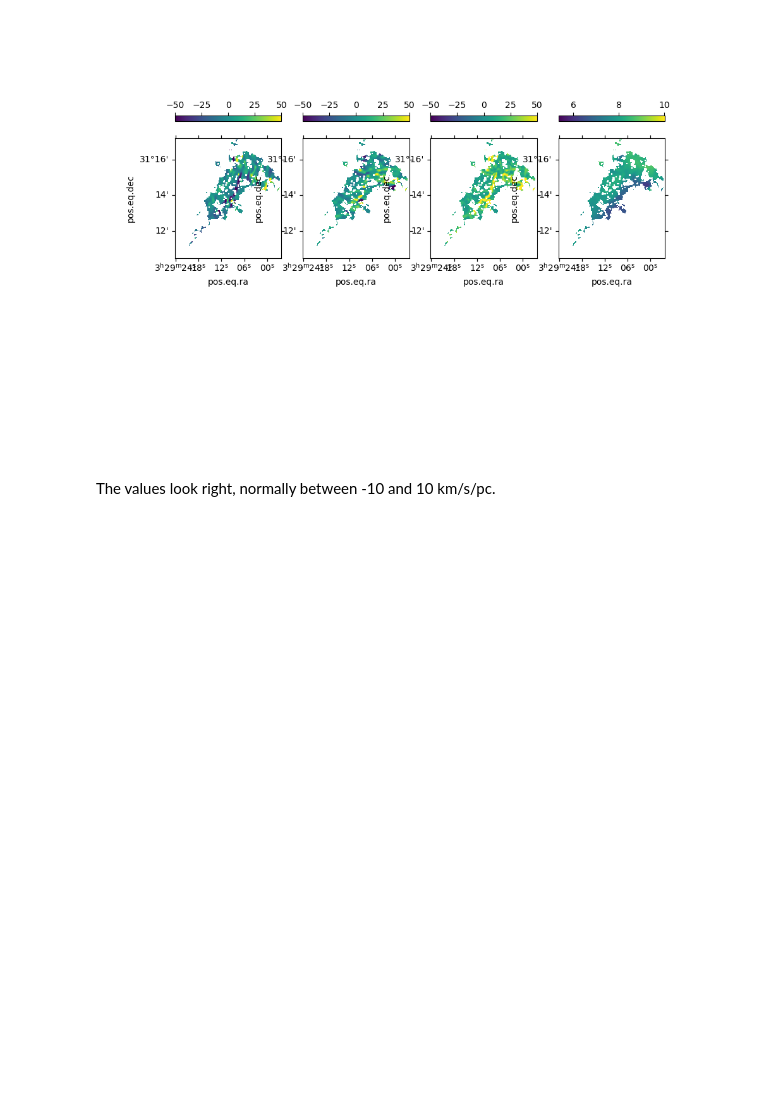
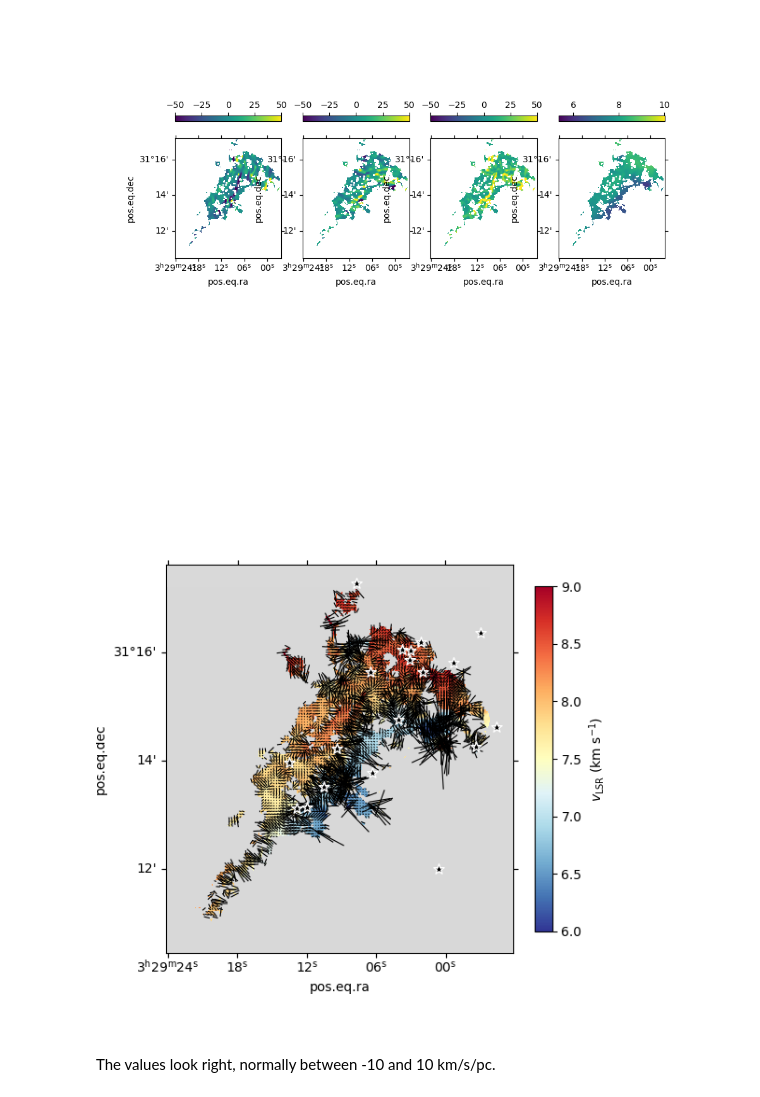
Before and after one commit to tere-valdivia/propstar_gasflow, a Jupyter notebook: analysis/test_divergence.ipynb, the cells around one changed output. Cells and saved outputs as stored; diff of their text form; code cells hidden in the pictures; blank space fills up the shorter version.

```diff
--- a/analysis/test_divergence.ipynb
+++ b/analysis/test_divergence.ipynb
@@ -52,8 +57,8 @@ equivradiuspix = (equivradius / pixsize).value # radius in pixels
 sampleradiuspix = int(np.round(nbeams* equivradiuspix, 0))
 minarea_calc = (np.pi * sampleradiuspix ** 2) / 3 #at least a third of pixels in the area must be available
 print("Running program for a gradient with a width of {} beams".format(nbeams))
-pixsize_pc = (((pixsize.to(u.arcsec) * 302).value) * u.au).to(u.pc).value # parsec per pixel
-pixsize_au = (((pixsize.to(u.arcsec) * 302).value) * u.au).value # au per pixel
+pixsize_pc = (((pixsize.to(u.arcsec) * 298).value) * u.au).to(u.pc).value # parsec per pixel
+pixsize_au = (((pixsize.to(u.arcsec) * 298).value) * u.au).value # au per pixel
 print("Beam size: {0} x {1}".format(np.round(beammaj.to(u.arcsec), 1), np.round(beammin.to(u.arcsec), 1)))
 print("The equivalent radius is {0} pixels, the sample radius is {1}, needs a minimum of {2} pixels".format(np.round(equivradiuspix, 1), np.round(sampleradiuspix, 1), np.round(minarea_calc, 1)))
 
@@ -161,5 +164,8 @@ The program jumped 316 pixels that had less than 1/3 available neighbors
 # %% [markdown]
 Now that we calculated the gradients, lets plot them!
+# %%
+sourcecat = '../data/my_catalog_vel.csv'
+catalog_protostars = pd.read_csv(sourcecat)
 # %%
 fig, ax = plt.subplots(nrows=1, ncols=4, sharey=True, subplot_kw={'projection': wcssky}, figsize=(10,7))
 
@@ -174,6 +180,33 @@ fig.colorbar(im4, ax=ax[3], location='top')
 # %% [output]
 <matplotlib.colorbar.Colorbar at 0x...>
 [figure]
+# %%
+cmap = cm.get_cmap('RdYlBu_r').copy()
+cmap.set_bad('0.85')
+
+xx = np.linspace(0, np.shape(absnabla_map)[1], np.shape(absnabla_map)[1])
+yy = np.linspace(0, np.shape(absnabla_map)[0], np.shape(absnabla_map)[0])
+# sample every n
+ns = 4
+xx2 = xx[2::ns].copy()
+yy2 = yy[2::ns].copy()
+vectorx2 = nablax_map[2::ns, 2::ns]
+vectory2 = nablay_map[2::ns, 2::ns]
+
+fig = plt.figure(figsize=(6,6))
+ax = fig.add_subplot(111, projection=wcssky)
+im = ax.imshow(velfield, origin='lower', cmap=cmap, vmin=6, vmax=9)
+qui = ax.quiver(xx2, yy2, vectorx2, vectory2, scale=2, scale_units='y', pivot='mid', width=0.003, color='k', zorder=10, headwidth=0, headlength=0, headaxislength=0)
+
+for i in catalog_protostars.index.values:
+    ax.scatter(catalog_protostars.loc[i, 'RAJ2000'], catalog_protostars.loc[i, 'DEJ2000'],
+               transform=ax.get_transform('world'), marker='*', facecolor='k', edgecolor='w', s=70, zorder=100)
+fig.colorbar(im, ax=ax, pad=0.05, label=r'$v_{\mathrm{LSR}}$ (km s$^{-1}$)', shrink=0.8)
+
+ax.set_facecolor('0.85')
+fig.savefig((velgradbasefile.format('plot', molecule, clump))[:-5]+'.pdf')
+# %% [output]
+[figure, added]
 # %% [markdown]
 The values look right, normally between -10 and 10 km/s/pc.
 # %% [markdown]
```
Also changed, not shown: parts of 5 cells of this notebook, 59 other files.
